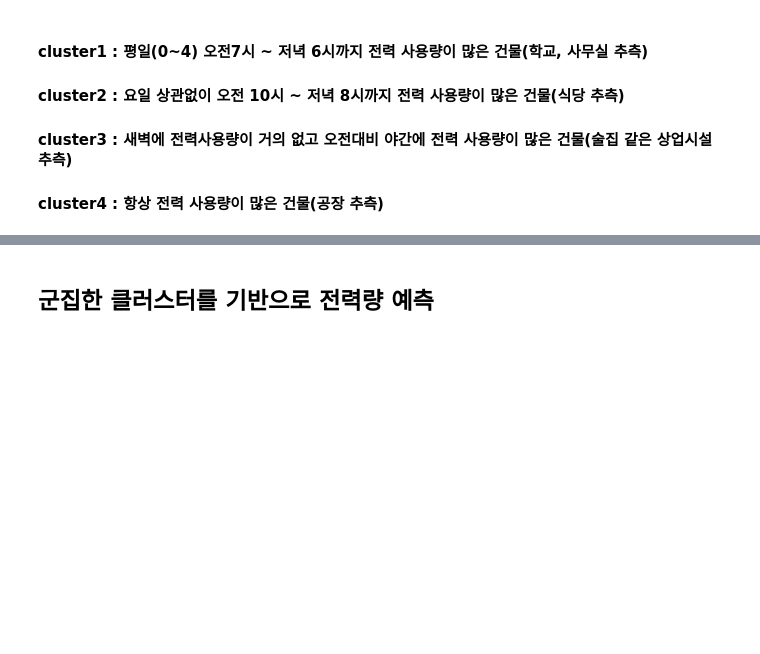
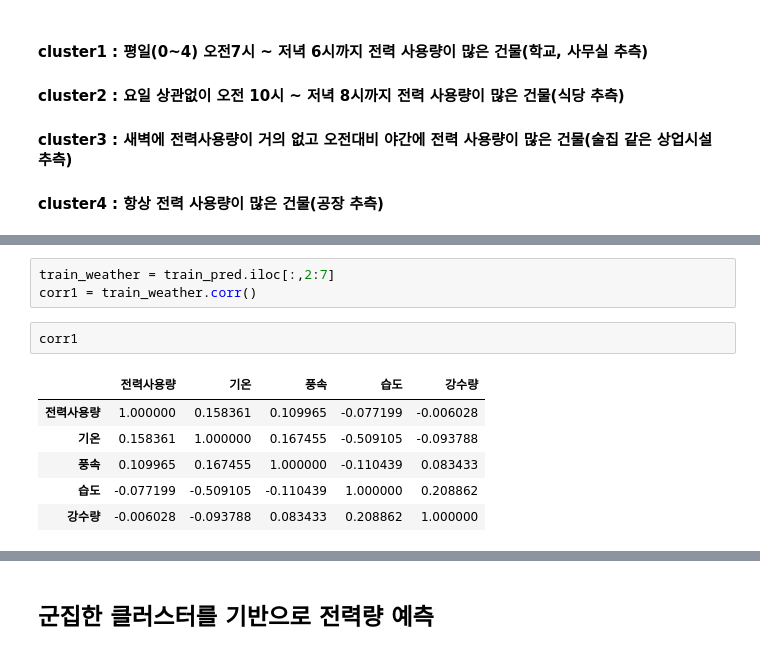
Before and after one commit to JEONSUN/Dacon-Project-kWh-Predict, a Jupyter notebook: 전력량 예측.ipynb, the cells around one changed output, grey strips where cells are left out. Cells and saved outputs as stored; diff of their text form; blank space fills up the shorter version.

```diff
--- a/전력량 예측.ipynb
+++ b/전력량 예측.ipynb
@@ -630,0 +701,12 @@ plt.show()
+# %%
+train_weather = train_pred.iloc[:,2:7]
+corr1 = train_weather.corr()
+# %%
+corr1
+# %% [output]
+|  | 전력사용량 | 기온 | 풍속 | 습도 | 강수량 |
+| 전력사용량 | 1.000000 | 0.158361 | 0.109965 | -0.077199 | -0.006028 |
+| 기온 | 0.158361 | 1.000000 | 0.167455 | -0.509105 | -0.093788 |
+| 풍속 | 0.109965 | 0.167455 | 1.000000 | -0.110439 | 0.083433 |
+| 습도 | -0.077199 | -0.509105 | -0.110439 | 1.000000 | 0.208862 |
+| 강수량 | -0.006028 | -0.093788 | 0.083433 | 0.208862 | 1.000000 |
```
Also changed, not shown: parts of 18 cells of this notebook, 2 other files.
